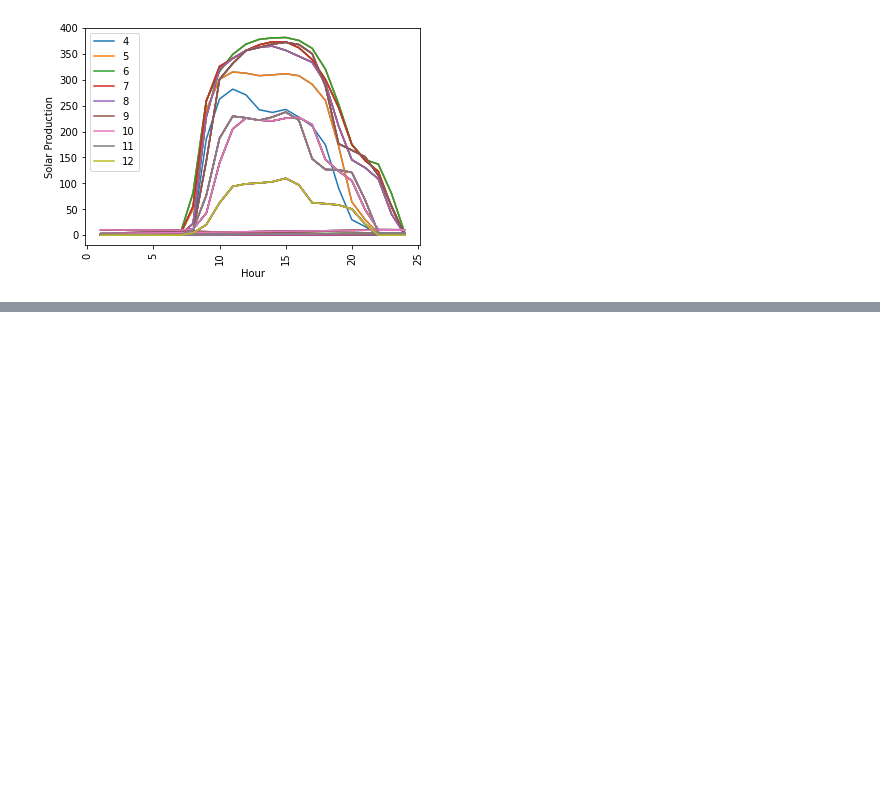
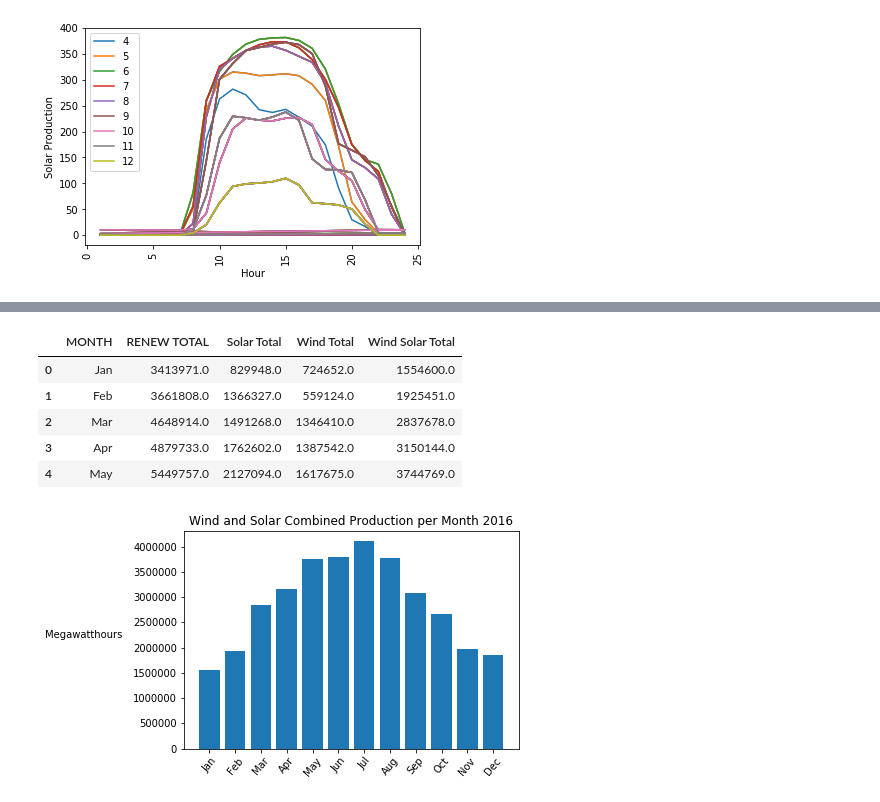
Before and after one commit to scottinsactown/California-Renewable-Energy--data-analysis, a Jupyter notebook: Project starter Book .ipynb, the cells around one changed output, grey strips where cells are left out. Drawn from its saved outputs; the diff is of its cells as text; code cells hidden in the pictures; blank space fills up the shorter version.

```diff
--- a/Project starter Book .ipynb
+++ b/Project starter Book .ipynb
@@ -193,0 +185,25 @@ hello world
+# %%
+YearMonthGrouped = full_data.groupby(['YEAR','MONTH'])
+monthly_sum = pd.DataFrame(YearMonthGrouped['RENEW TOTAL'].sum())
+
+monthly_sum['Solar Total'] = YearMonthGrouped['SOLAR TOTAL'].sum()
+monthly_sum['Wind Total'] = YearMonthGrouped['WIND TOTAL'].sum()
+monthly_sum['Wind Solar Total'] = YearMonthGrouped['WIND SOLAR'].sum()
+
+data_16 = monthly_sum.loc[2016].reset_index()
+data_16['MONTH'] = data_16['MONTH'].map({1:'Jan',2:'Feb',3:'Mar',4:'Apr',5:'May',6:'Jun',7:'Jul',8:'Aug',9:'Sep',10:'Oct',11:'Nov',12:'Dec'})
+display(data_16.head())
+
+plt.bar(data_16['MONTH'],data_16['Wind Solar Total'])
+plt.xticks(rotation=50)
+plt.title('Wind and Solar Combined Production per Month 2016')
+plt.ylabel("Megawatthours  ",rotation='0',ha='right')
+plt.show()
+# %% [output]
+|  | MONTH | RENEW TOTAL | Solar Total | Wind Total | Wind Solar Total |
+| 0 | Jan | 3413971.0 | 829948.0 | 724652.0 | 1554600.0 |
+| 1 | Feb | 3661808.0 | 1366327.0 | 559124.0 | 1925451.0 |
+| 2 | Mar | 4648914.0 | 1491268.0 | 1346410.0 | 2837678.0 |
+| 3 | Apr | 4879733.0 | 1762602.0 | 1387542.0 | 3150144.0 |
+| 4 | May | 5449757.0 | 2127094.0 | 1617675.0 | 3744769.0 |
+[figure, added]
```
Also changed, not shown: parts of 3 cells of this notebook.
